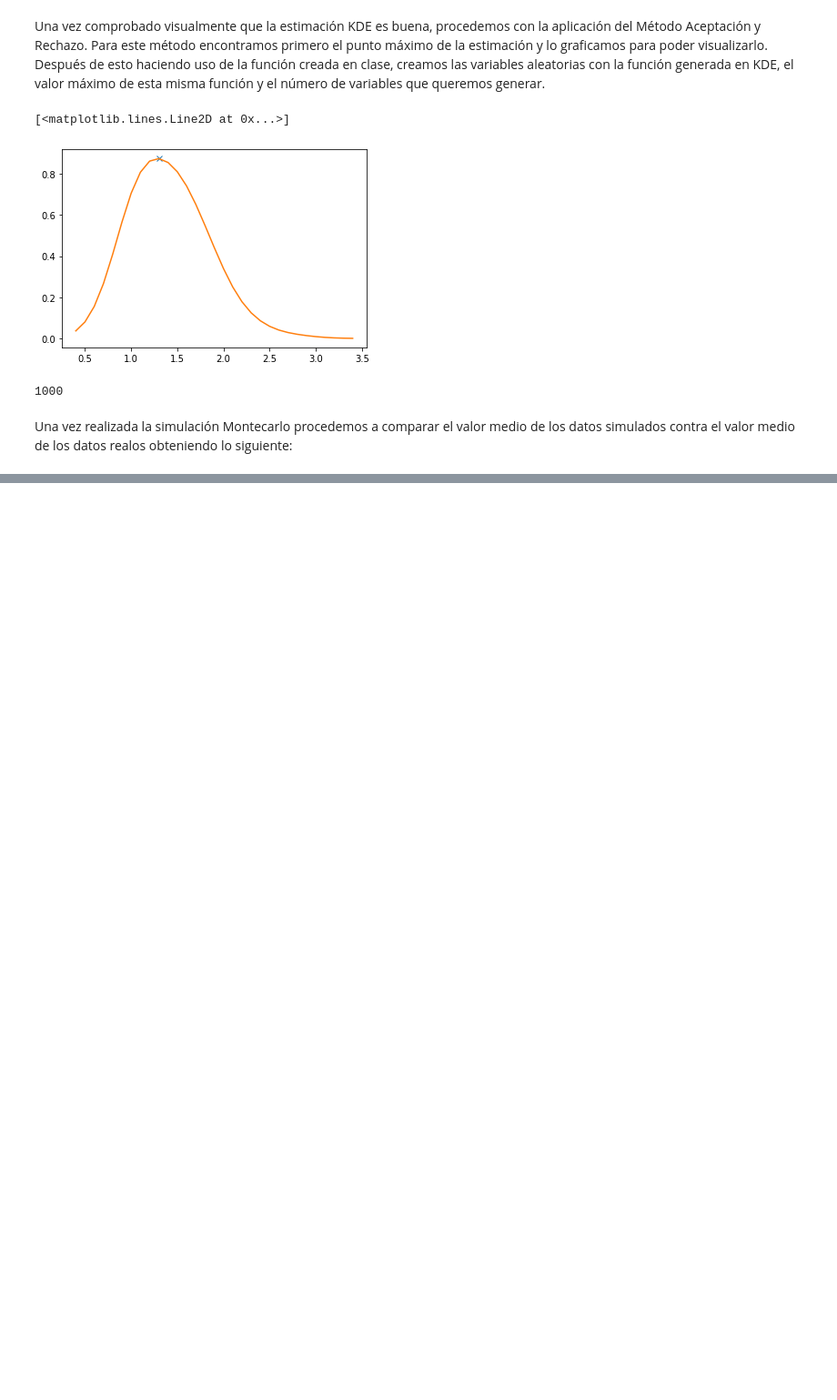
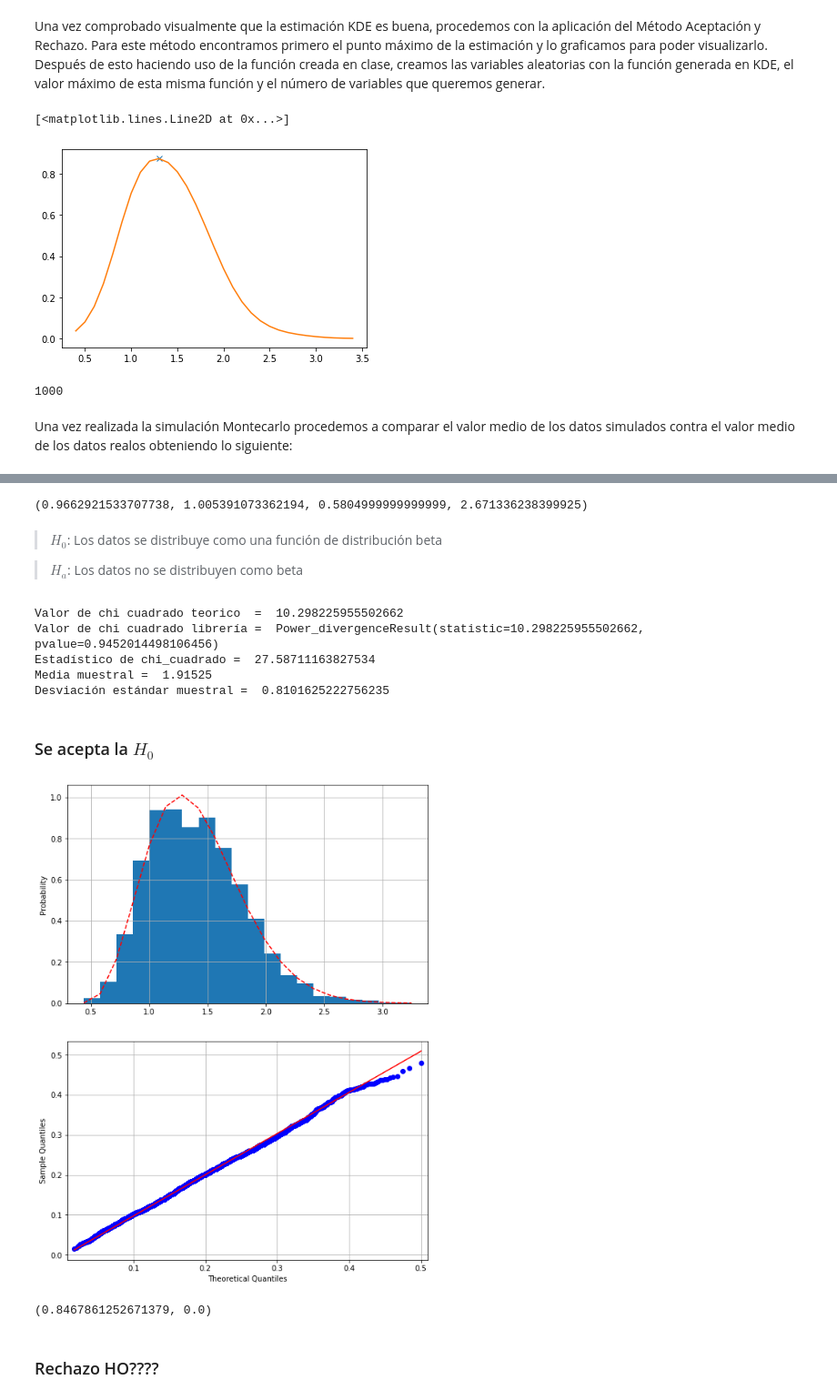
Before and after one commit to ACristinaVV/Proyecto_Avocado, a Jupyter notebook: Proyecto .ipynb, the cells around one changed output, grey strips where cells are left out. Shown at 91% size. Cells and saved outputs as stored; diff of their text form; code cells hidden in the pictures; blank space fills up the shorter version.

```diff
--- a/Proyecto .ipynb
+++ b/Proyecto .ipynb
@@ -301,0 +294,5 @@ plt.plot(x,ventas_cash(x))
+# %%
+params = st.beta.fit(x)
+params
+# %% [output]
+(0.9662921533707738, 1.005391073362194, 0.5804999999999999, 2.671336238399925)
@@ -301,0 +303,48 @@ plt.plot(x,ventas_cash(x))
+# %% [markdown]
+> $H_0$: Los datos se distribuye como  una función de distribución beta
+
+> $H_a$: Los datos no se distribuyen como beta
+# %%
+pi = st.beta.pdf(x,*params)
+# Cálculo de la esperanza usando la expresión teórica
+Ei = x*pi
+
+# Cálculo teórico de la chi cuadrada
+x2 = np.sum(list(map(lambda Ei, obs_i:(obs_i - Ei)**2 / Ei, Ei, y)))
+print('Valor de chi cuadrado teorico  = ', x2)
+
+# Cálculo usando la librería estadística de la chi cuadrada
+X2 = st.chisquare(y, Ei)
+print('Valor de chi cuadrado librería = ', X2)
+
+# Cálculo de Grados de libertad del estadístico
+p = 2 # Parámetros estimados con los datos
+m = 20-p-1 # grados de libertad
+
+Chi_est = st.chi2.ppf(q=0.95, df=m)
+print('Estadístico de chi_cuadrado = ', Chi_est)
+print('Media muestral = ', mu, '\nDesviación estándar muestral = ', sigma)
+# %% [output]
+Valor de chi cuadrado teorico  =  10.298225955502662
+Valor de chi cuadrado librería =  Power_divergenceResult(statistic=10.298225955502662, pvalue=0.9452014498106456)
+Estadístico de chi_cuadrado =  27.58711163827534
+Media muestral =  1.91525
+Desviación estándar muestral =  0.8101625222756235
+# %% [markdown]
+### Se acepta la $H_0$
+# %%
+fig, ax = plt.subplots(2,1, figsize=(8,10))
+fig.tight_layout(pad=3.0)
+
+y, x, _ = ax[0].hist(data['AveragePrice'], bins=20, density=True, label='Histograma mediciones')
+dist = 'beta'
+params = getattr(st, dist).fit(data['AveragePrice'])
+y_hat = getattr(st, dist).pdf(x, *params)
+ax[0].plot(x, y_hat,'r--', label='Distribución ajustada')
+ax[0].set_ylabel('Probability')
+ax[0].grid()
+
+grap1 = sm.qqplot(data['AveragePrice'], dist=getattr(st, dist), line='q', fit=True, ax=ax[1])
+ax[1].grid()
+# %% [output]
+[figure, added]
@@ -301,0 +353,8 @@ plt.plot(x,ventas_cash(x))
+# %%
+media, desviacion = ss.norm.fit(data["AveragePrice"])
+d, pvalor = ss.kstest(data["AveragePrice"],"beta",args=(media,desviacion))
+d, pvalor
+# %% [output]
+(0.8467861252671379, 0.0)
+# %% [markdown]
+### Rechazo HO????
```
Also changed, not shown: parts of 22 cells of this notebook.
